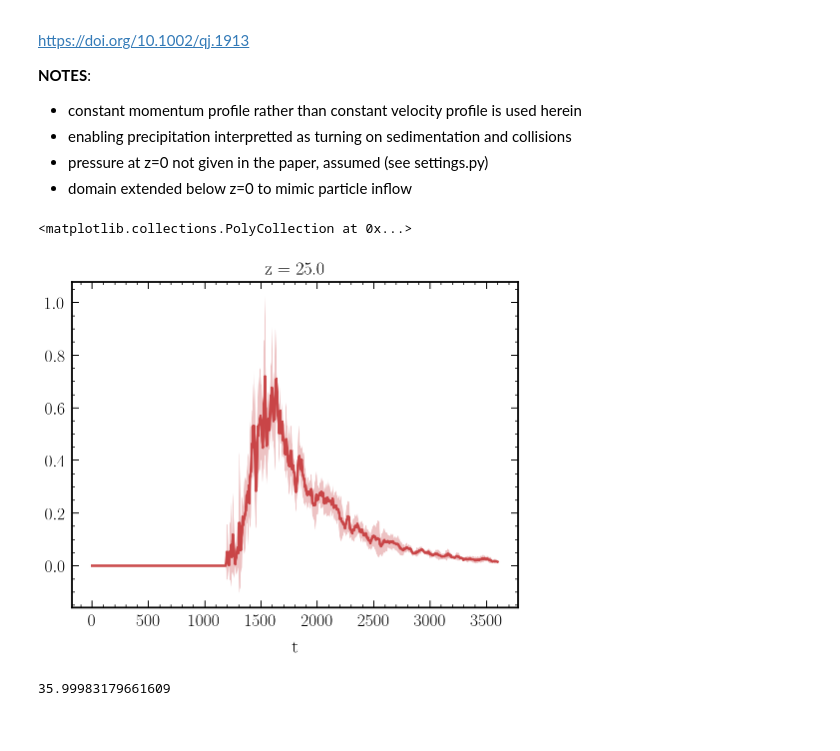
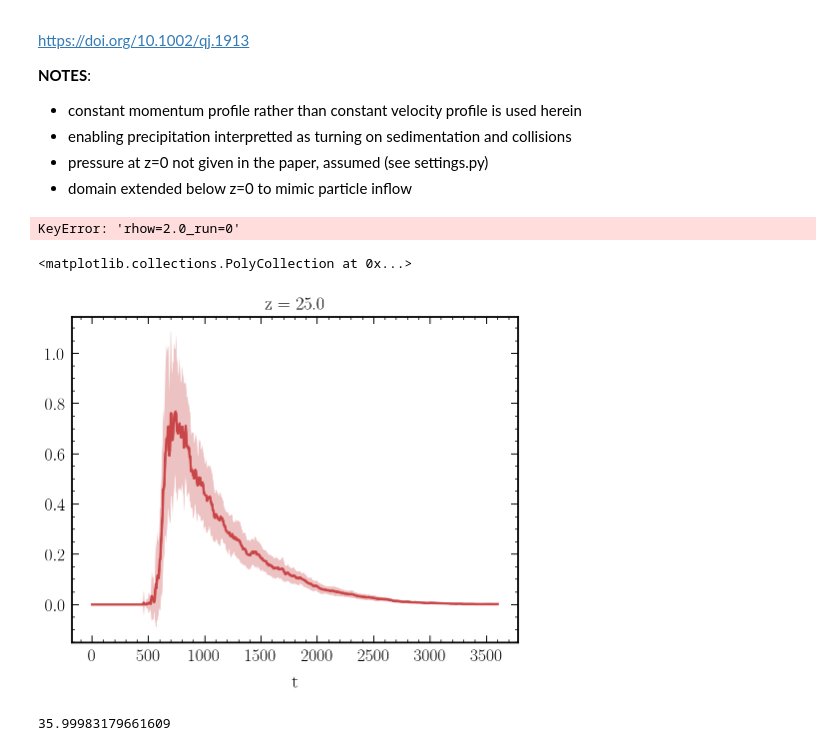
Before and after one commit to jtbuch/cloud-seeding-sdm, a Jupyter notebook: plot_script.ipynb, the cells around one changed output. Cells and saved outputs as stored; diff of their text form; code cells hidden in the pictures.

```diff
--- a/plot_script.ipynb
+++ b/plot_script.ipynb
@@ -40,12 +40,12 @@ common_params = {
     "aerosol_modes_by_kappa": {
             .54: Lognormal(
                         norm_factor= 50 / si.cm ** 3,
-                        m_mode=40 * si.nm,
+                        m_mode= 1E2 * si.nm,
                         s_geom=1.4
                 ),
             .85: Lognormal(
-                    norm_factor= 10/ si.cm ** 3,
-                    m_mode= 60 * si.nm,
+                    norm_factor= 50/ si.cm ** 3,
+                    m_mode= 1E3 * si.nm,
                     s_geom= 1.2
                 )
             },
@@ -53,18 +53,20 @@ common_params = {
     "dz": 50 * si.m,
     "p0": 990 * si.hPa
 }
-sav_flag= False
+sav_flag= True
 # %%
 output = {}
 settings = {}
 simulation = {}
 rain_xarr = {}
-n_runs= 5
+surface_rain= {}
+n_runs= 50
+np.random.seed(42)
+# 3 * si.kg/si.m**3 * si.m/si.s
 
 for r_id in tqdm(range(n_runs)):
     for rho_times_w in (
-        2 * si.kg/si.m**3 * si.m/si.s,
-        3 * si.kg/si.m**3 * si.m/si.s
+        5 * si.kg/si.m**3 * si.m/si.s,
     ):
         key = f"rhow={rho_times_w}_run={r_id}"
         settings[key] = Settings(
@@ -82,19 +84,26 @@ for r_id in tqdm(range(n_runs)):
                                 t=(["t"], output[key]['t'],),
                                 z=(["z"], output[key]['z'],),)
                             )
+
+for rho_times_w in (
+    5 * si.kg/si.m**3 * si.m/si.s,
+    ):
+    key = f"rhow={rho_times_w}"
+    surface_rain[key]= xarray.concat([rain_xarr[key + "_run=" + str(i)] for i in range(n_runs)], dim="run")
+    surface_rain[key]= surface_rain[key].assign_coords(run=range(n_runs))
+
 if sav_flag:
-    rain_xarr.to_netcdf("../../sav_files/rwmr_" + key + "_n1_50_n2_1000.nc")
+    surface_rain[key].to_netcdf("../../sav_files/surface_rain_" + key + "_n1_50_r1_0.1_n2_10_r2_1_nsd_128.nc")
+# %% [output]
+KeyError: 'rhow=2.0_run=0'
-# %%
-surface_rain= xarray.concat([rain_xarr["rhow=2.0_run=%d"%i] for i in range(n_runs)], dim="run")
-surface_rain= surface_rain.assign_coords(run=range(n_runs))
 # %%
 fig, ax= plt.subplots(1, 1, figsize=(8, 6))
-surface_rain.sel(z= 25).mean(dim= "run").plot(ax= ax)
-ax.fill_between(surface_rain.t, surface_rain.sel(z= 25).mean(dim= "run") + surface_rain.sel(z= 25).std(dim= "run"), \
-                                        surface_rain.sel(z= 25).mean(dim= "run") - surface_rain.sel(z= 25).std(dim= "run"), alpha= 0.3)
+surface_rain[key].sel(z= 25).mean(dim= "run").plot(ax= ax)
+ax.fill_between(surface_rain[key].t, surface_rain[key].sel(z= 25).mean(dim= "run") + surface_rain[key].sel(z= 25).std(dim= "run"), \
+                                        surface_rain[key].sel(z= 25).mean(dim= "run") - surface_rain[key].sel(z= 25).std(dim= "run"), alpha= 0.3)
 # %% [output]
 <matplotlib.collections.PolyCollection at 0x...>
-[figure, old version]
+[figure, new version]
 # %%
 from PySDM.initialisation.sampling import spatial_sampling
 from PySDM.backends import CPU
```
Also changed, not shown: parts of 5 cells of this notebook.
